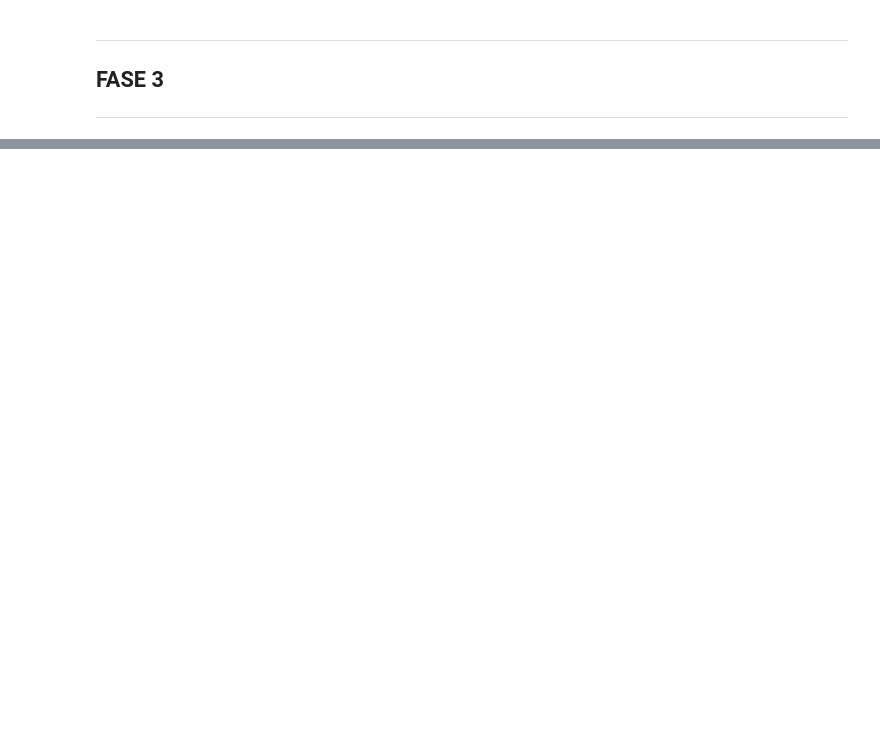
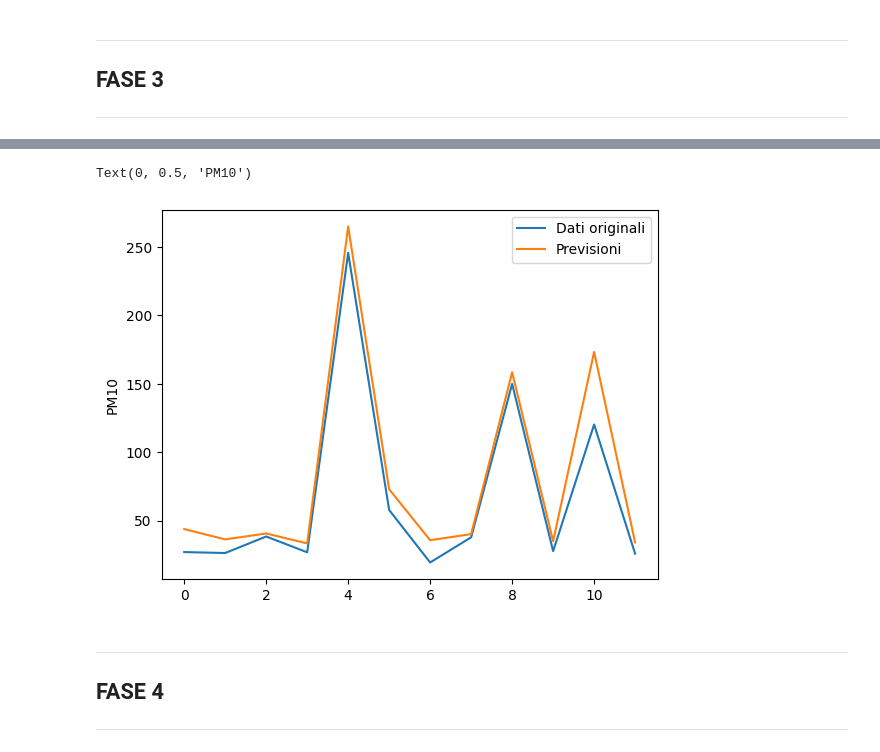
Before and after one commit to Gabroz4/esame_AI_BS, a Jupyter notebook: Test_IA.ipynb, the cells around one changed output, grey strips where cells are left out. Drawn from its saved outputs; the diff is of its cells as text; code cells hidden in the pictures; blank space fills up the shorter version.

```diff
--- a/Test_IA.ipynb
+++ b/Test_IA.ipynb
@@ -320,0 +406,6 @@ FASE 3
+# %%
+sc = StandardScaler()
+X_train = sc.fit_transform(X_train)
+X_test = sc.transform(X_test)
+
+df3.isnull().sum()
@@ -320,0 +434,7 @@ FASE 3
+# %%
+#applichiamo un modello di regressione lineare
+modello = Sequential()
+modello.add(Dense(64, input_dim=15, activation='relu'))
+modello.add(Dense(32, activation='relu'))
+modello.add(Dense(16, activation='relu'))
+modello.add(Dense(1, activation='linear'))  # L'output è un valore continuo (previsione del PM10)
@@ -320,0 +446,3 @@ FASE 3
+# %%
+modello.compile(optimizer='adam', loss='mean_squared_error')
+modello.fit(X_train, y_train, epochs=100, batch_size=32, validation_data=(X_test, y_test))
@@ -320,0 +468,3 @@ FASE 3
+# %%
+y_prev=modello.predict(X_test)
+y_prev
@@ -320,0 +492,21 @@ FASE 3
+# %%
+# Utilizza l'indice delle osservazioni come asse x
+x_values = range(len(y_test))
+
+# Plot dei dati originali
+plt.plot(x_values, y_test, label='Dati originali')
+
+# Plot delle previsioni
+plt.plot(x_values, y_prev, label='Previsioni')
+
+plt.legend()
+
+plt.ylabel('PM10')
+# %% [output]
+Text(0, 0.5, 'PM10')
+[figure, added]
+# %% [markdown]
+---
+FASE 4
+---
+---
```
Also changed, not shown: parts of 23 cells of this notebook, 4 other files.
